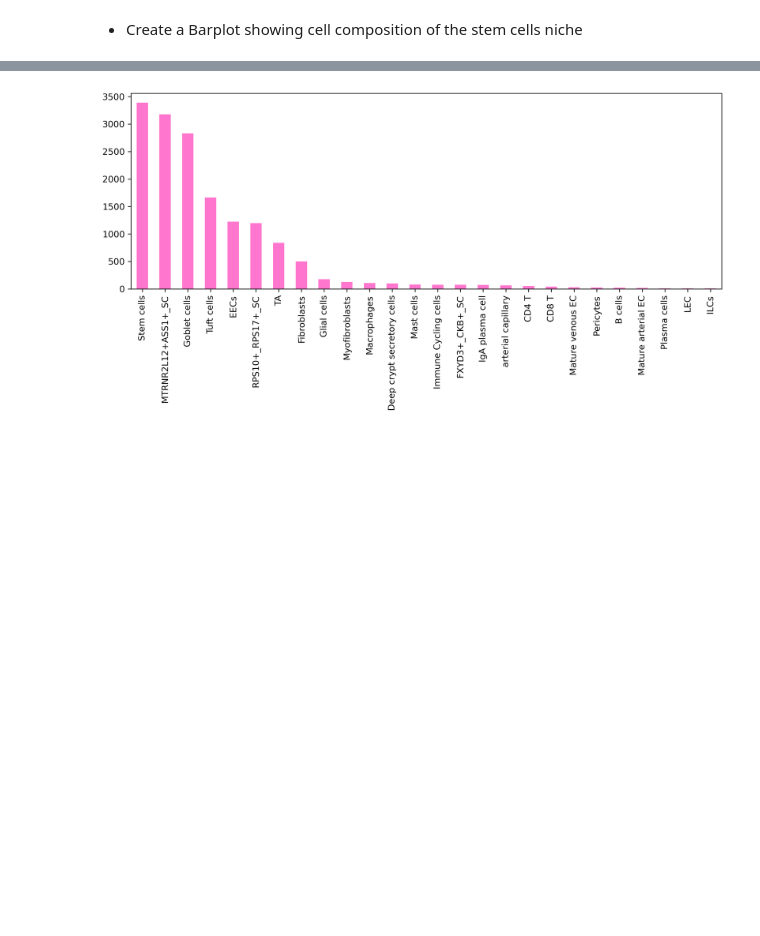
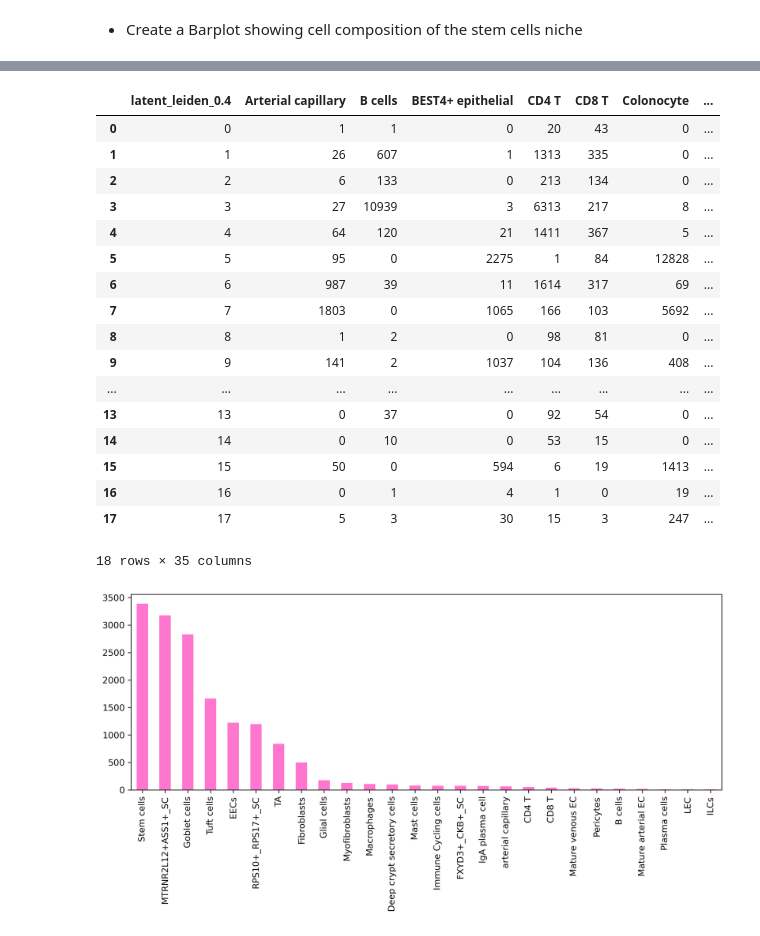
Before and after one commit to Talavera-Lopez-Lab/Fetal_stem_cells_analysis, a Jupyter notebook: 1-fetal_stem_cells/6_Xenium_sample_analysis/Niches_analysis/niche_composition_waffle_plot.ipynb, the cells around one changed output, grey strips where cells are left out. Saved outputs shown, nothing was run; the diff lists cells and outputs as text; code cells hidden in the pictures; blank space fills up the shorter version.

```diff
--- a/1-fetal_stem_cells/6_Xenium_sample_analysis/Niches_analysis/niche_composition_waffle_plot.ipynb
+++ b/1-fetal_stem_cells/6_Xenium_sample_analysis/Niches_analysis/niche_composition_waffle_plot.ipynb
@@ -14 +35,29 @@ cell_composition = pd.read_csv('data/10X_Xenium_adult_colon_data/NicheCompass/Xe
+# %%
+# Combine the columns into a new column
+cell_composition['Stem cells'] = cell_composition['RPS10+_RPS17+_SC'] + cell_composition['MTRNR2L12+ASS1+_SC'] + cell_composition['FXYD3+_CKB+_SC']
+
+# Delete the original columns
+cell_composition.drop(columns=['RPS10+_RPS17+_SC', 'MTRNR2L12+ASS1+_SC', 'FXYD3+_CKB+_SC'], inplace=True)
+
+# Display the updated dataframe
+cell_composition
+# %% [output]
+|  | latent_leiden_0.4 | Arterial capillary | B cells | BEST4+ epithelial | CD4 T | CD8 T | Colonocyte | ... |
+| 0 | 0 | 1 | 1 | 0 | 20 | 43 | 0 | ... |
+| 1 | 1 | 26 | 607 | 1 | 1313 | 335 | 0 | ... |
+| 2 | 2 | 6 | 133 | 0 | 213 | 134 | 0 | ... |
+| 3 | 3 | 27 | 10939 | 3 | 6313 | 217 | 8 | ... |
+| 4 | 4 | 64 | 120 | 21 | 1411 | 367 | 5 | ... |
+| 5 | 5 | 95 | 0 | 2275 | 1 | 84 | 12828 | ... |
+| 6 | 6 | 987 | 39 | 11 | 1614 | 317 | 69 | ... |
+| 7 | 7 | 1803 | 0 | 1065 | 166 | 103 | 5692 | ... |
+| 8 | 8 | 1 | 2 | 0 | 98 | 81 | 0 | ... |
+| 9 | 9 | 141 | 2 | 1037 | 104 | 136 | 408 | ... |
+| ... | ... | ... | ... | ... | ... | ... | ... | ... |
+| 13 | 13 | 0 | 37 | 0 | 92 | 54 | 0 | ... |
+| 14 | 14 | 0 | 10 | 0 | 53 | 15 | 0 | ... |
+| 15 | 15 | 50 | 0 | 594 | 6 | 19 | 1413 | ... |
+| 16 | 16 | 0 | 1 | 4 | 1 | 0 | 19 | ... |
+| 17 | 17 | 5 | 3 | 30 | 15 | 3 | 247 | ... |
+18 rows × 35 columns
 # %%
```
Also changed, not shown: parts of 8 cells of this notebook.
